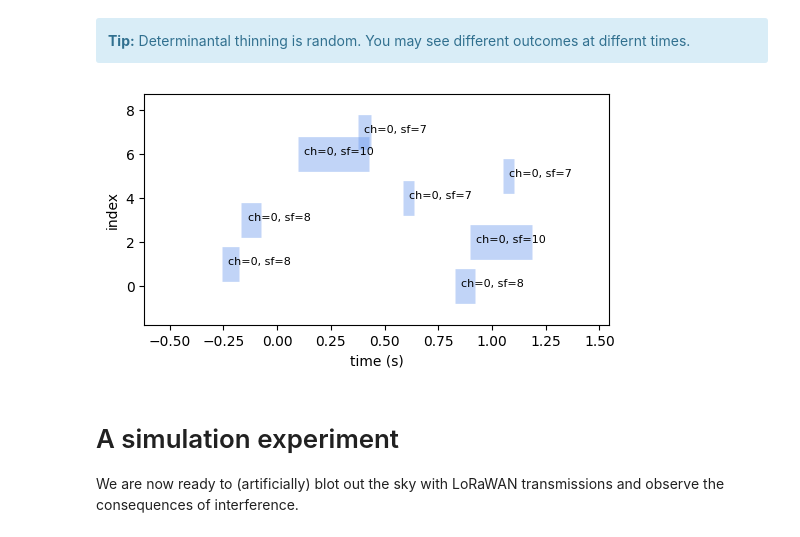
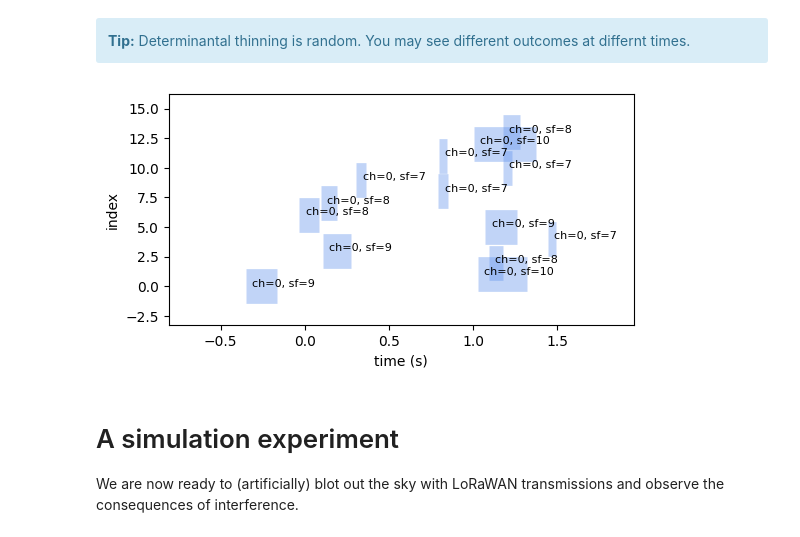
Before and after one commit to seaarts/lora-network-planner, a Jupyter notebook: notebooks/interference-simultion.ipynb, the cells around one changed output. Drawn from its saved outputs; the diff is of its cells as text; code cells hidden in the pictures.

```diff
--- a/notebooks/interference-simultion.ipynb
+++ b/notebooks/interference-simultion.ipynb
@@ -138,11 +135,11 @@ parameters['similarity'] = dict(zip(['start', 'channel', 'sf'], [-1, -2, -2]))
 </div>
 # %%
 # sample labels under determinantal thinning
-labelsDet = traffic.thinDeterminantal(ensemble, parameters)
+labelsDet = traffic[0].thinDeterminantal(ensemble, parameters)
 
-traffic.plot(text=True, labels=labelsDet, figsize=(6,3), fontsize=8);
+traffic[0].plot(text=True, labels=labelsDet, figsize=(6,3), fontsize=8);
 # %% [output]
-[figure, old version]
+[figure, new version]
 # %% [markdown]
 # A simulation experiment
 
```
Also changed, not shown: parts of 3 cells of this notebook, 1 other file.
